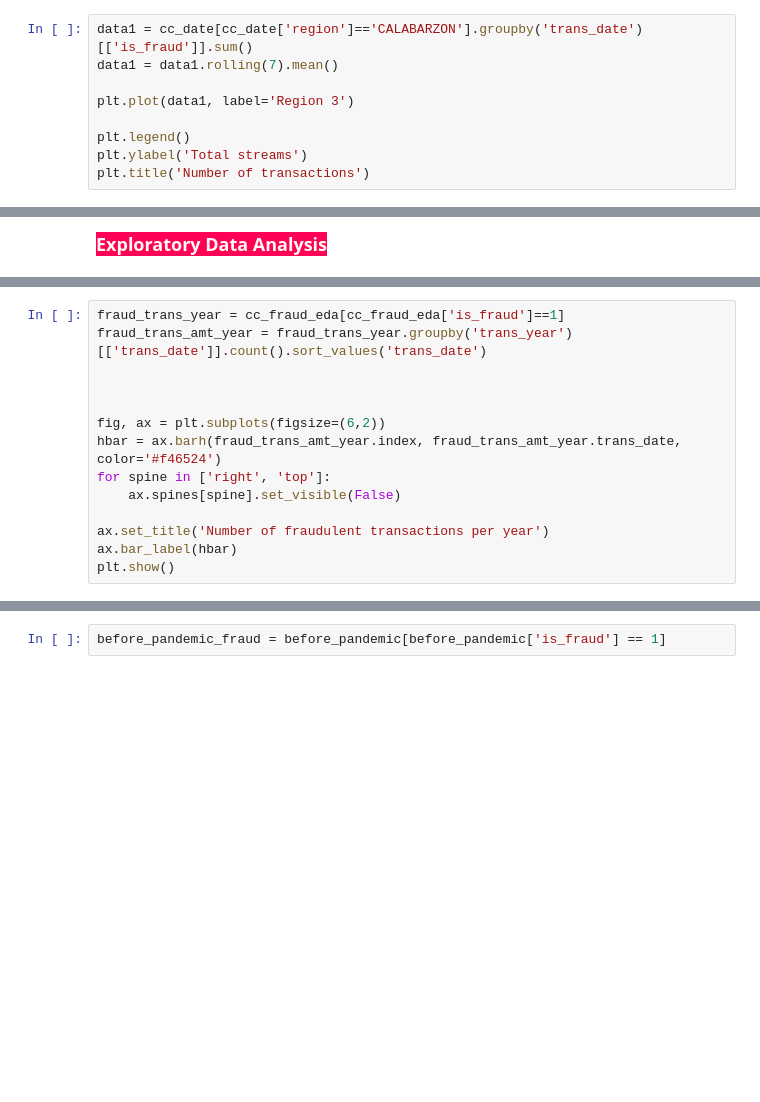
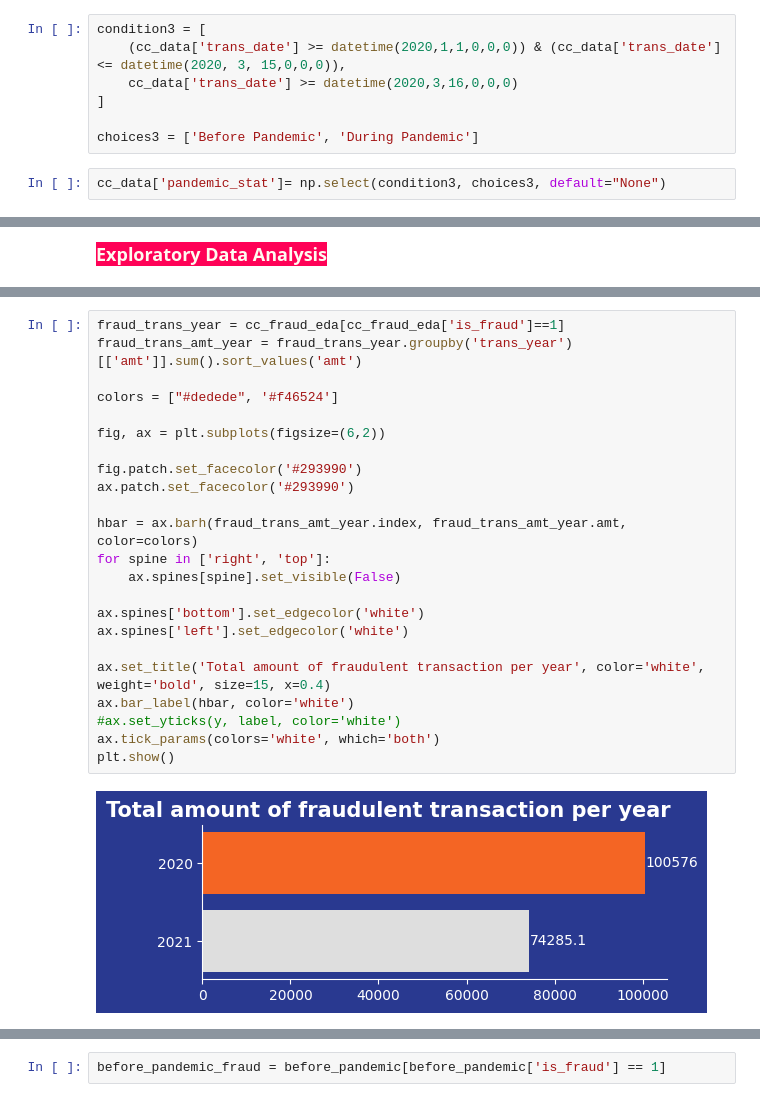
Before and after one commit to emersonnuqui/fraudbusters-sprint3, a Jupyter notebook: Pandemic_Transactions_Fraud_Detection_(Fraudbusters).ipynb, the cells around one changed output, grey strips where cells are left out. Drawn from its saved outputs; the diff is of its cells as text; blank space fills up the shorter version.

```diff
--- a/Pandemic_Transactions_Fraud_Detection_(Fraudbusters).ipynb
+++ b/Pandemic_Transactions_Fraud_Detection_(Fraudbusters).ipynb
@@ -270,11 +278,11 @@ cc_data['QL'] = np.select(condition2, choices2, default="None")
 # %%
 cc_date = cc_data.set_index('trans_date')
 # %%
-data1 = cc_date[cc_date['region']=='CALABARZON'].groupby('trans_date')[['is_fraud']].sum()
-data1 = data1.rolling(7).mean()
+condition3 = [
+    (cc_data['trans_date'] >= datetime(2020,1,1,0,0,0)) & (cc_data['trans_date'] <= datetime(2020, 3, 15,0,0,0)),
+    cc_data['trans_date'] >= datetime(2020,3,16,0,0,0)
+]
 
-plt.plot(data1, label='Region 3')
-
-plt.legend()
-plt.ylabel('Total streams')
-plt.title('Number of transactions')
+choices3 = ['Before Pandemic', 'During Pandemic']
+# %%
+cc_data['pandemic_stat']= np.select(condition3, choices3, default="None")
@@ -507,17 +577,28 @@ plt.show()
 # %%
 fraud_trans_year = cc_fraud_eda[cc_fraud_eda['is_fraud']==1]
-fraud_trans_amt_year = fraud_trans_year.groupby('trans_year')[['trans_date']].count().sort_values('trans_date')
+fraud_trans_amt_year = fraud_trans_year.groupby('trans_year')[['amt']].sum().sort_values('amt')
 
-
+colors = ["#dedede", '#f46524']
 
 fig, ax = plt.subplots(figsize=(6,2))
-hbar = ax.barh(fraud_trans_amt_year.index, fraud_trans_amt_year.trans_date, color='#f46524')
+
+fig.patch.set_facecolor('#293990')
+ax.patch.set_facecolor('#293990')
+
+hbar = ax.barh(fraud_trans_amt_year.index, fraud_trans_amt_year.amt, color=colors)
 for spine in ['right', 'top']:
     ax.spines[spine].set_visible(False)
 
-ax.set_title('Number of fraudulent transactions per year')
-ax.bar_label(hbar)
+ax.spines['bottom'].set_edgecolor('white')
+ax.spines['left'].set_edgecolor('white')
+
+ax.set_title('Total amount of fraudulent transaction per year', color='white', weight='bold', size=15, x=0.4)
+ax.bar_label(hbar, color='white')
+#ax.set_yticks(y, label, color='white')
+ax.tick_params(colors='white', which='both')
 plt.show()
+# %% [output]
+[figure, added]
 # %%
 cc_fraud_eda['trans_day_of_week'] = cc_fraud_eda['trans_date'].dt.day_name()
 
```
Also changed, not shown: parts of 57 cells of this notebook.
